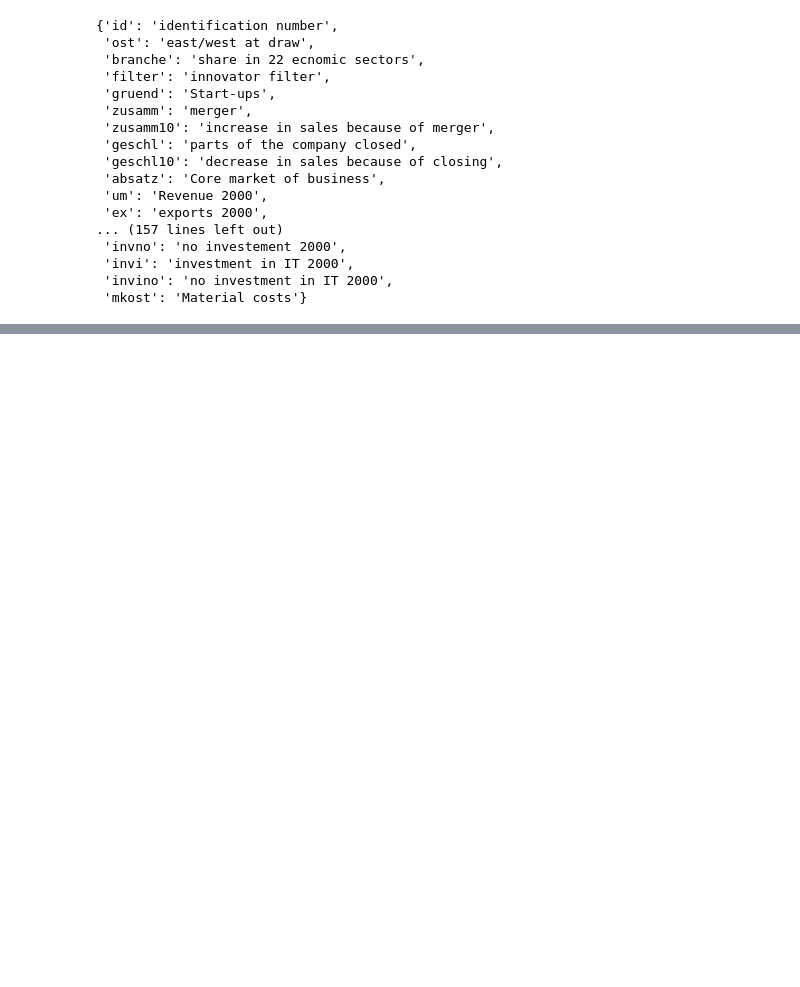
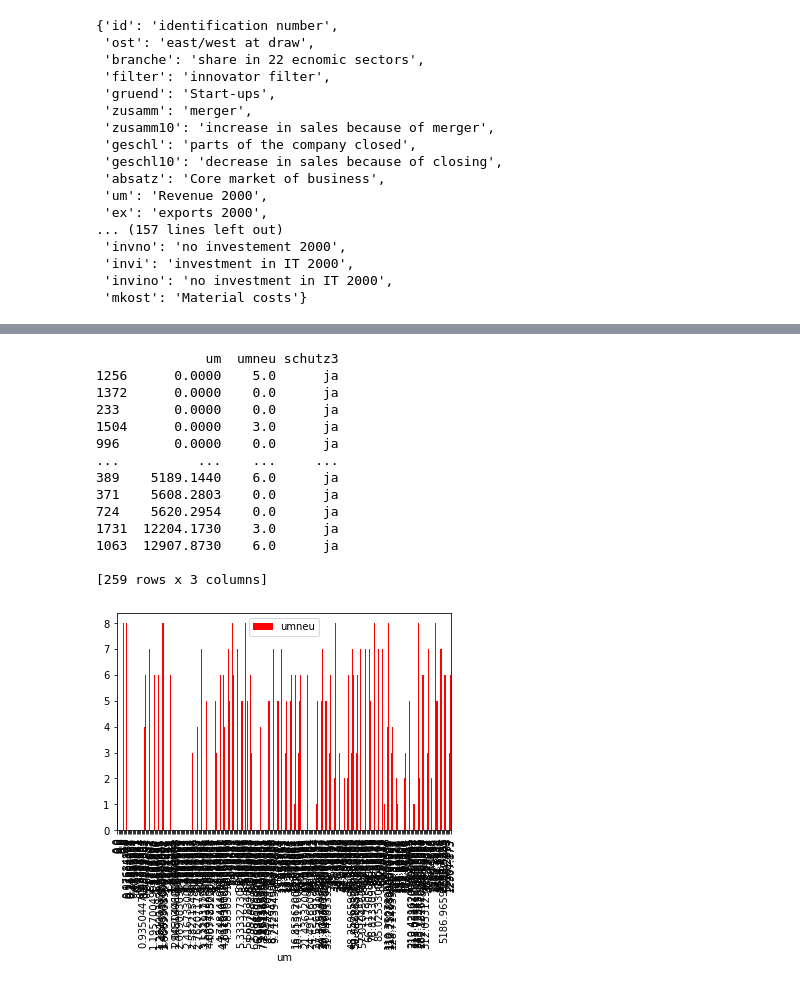
Before and after one commit to limarizon/Economics-and-Innovation-of-IP-Practica, a Jupyter notebook: script.ipynb, the cells around one changed output, grey strips where cells are left out. Drawn from its saved outputs; the diff is of its cells as text; code cells hidden in the pictures; blank space fills up the shorter version.

```diff
--- a/script.ipynb
+++ b/script.ipynb
@@ -188,0 +274,4 @@ patentAnalysis.plot(kind='bar', x='branche', y= 'umneu', color='red')
+# %%
+dataSet['branche'].value_counts()
+df = dataSet.filter(items=['um', 'umneu', 'schutz3'])
+print(df)
@@ -188,0 +310,35 @@ patentAnalysis.plot(kind='bar', x='branche', y= 'umneu', color='red')
+# %%
+#Brands
+#df['schutz3'].dropna()
+
+schutz3 = df['schutz3'].dropna()
+
+dfSchutz3IPTrue = df.loc[df['schutz3']=='ja']
+
+dfSchutz3IPTrue = dfSchutz3IPTrue.replace(['x=0','0<x<5','5<=x<10','10<=x<15','15<=x<20',
+                                           '20<=x<30','30<=x<50', '50<=x<75', '75<=x<=100'],
+                                          [0,1,2,3,4,5,6,7,8])
+
+dfSchutz3IPTrue['umneu'].fillna(0, inplace=True)
+dfSchutz3IPTrue['um'].fillna(0, inplace=True)
+dfSchutz3IPTrue = dfSchutz3IPTrue.sort_values(by=['um'], ascending=True)
+print(dfSchutz3IPTrue)
+dfSchutz3IPTrue.plot(kind='bar', x='um', y= 'umneu', color='red')
+
+plt.show()
+# %% [output]
+              um  umneu schutz3
+1256      0.0000    5.0      ja
+1372      0.0000    0.0      ja
+233       0.0000    0.0      ja
+1504      0.0000    3.0      ja
+996       0.0000    0.0      ja
+...          ...    ...     ...
+389    5189.1440    6.0      ja
+371    5608.2803    0.0      ja
+724    5620.2954    0.0      ja
+1731  12204.1730    3.0      ja
+1063  12907.8730    6.0      ja
+
+[259 rows x 3 columns]
+[figure, added]
```
Also changed, not shown: parts of 16 cells of this notebook.
